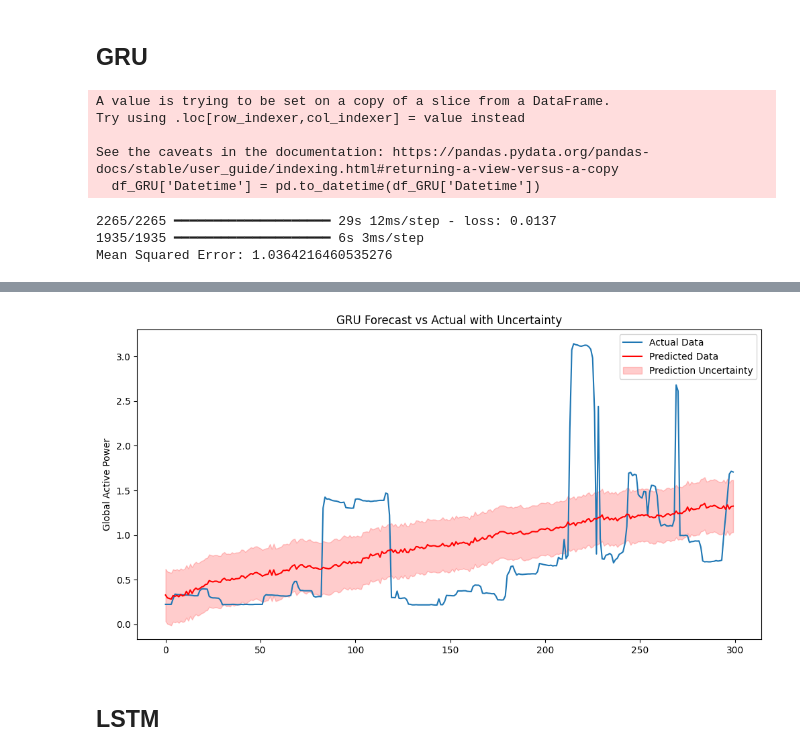
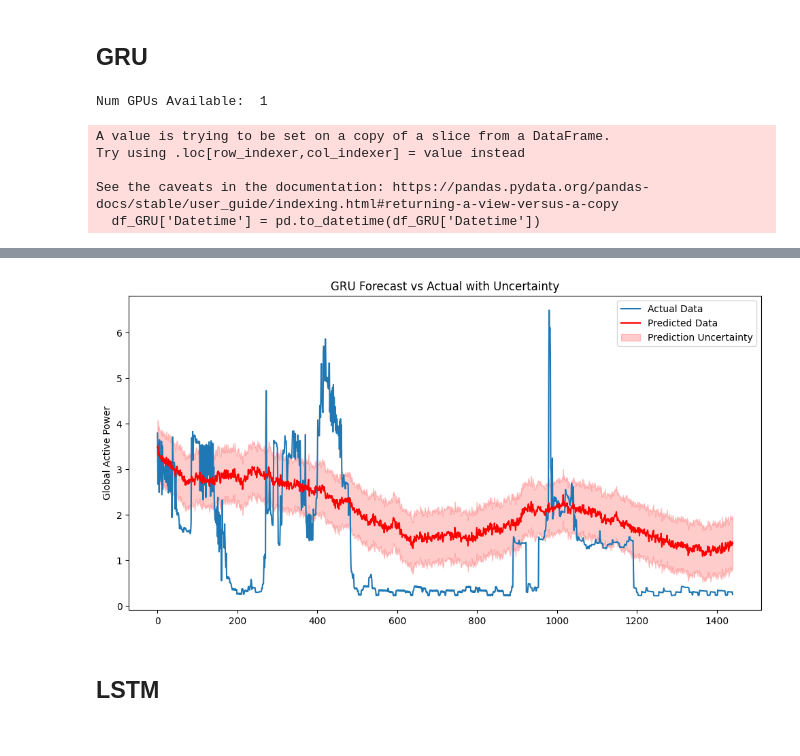
Before and after one commit to Ozziehman/Energiescan, a Jupyter notebook: household_power_consumption_models.ipynb, the cells around one changed output, grey strips where cells are left out. Saved outputs shown, nothing was run; the diff lists cells and outputs as text; code cells hidden in the pictures.

```diff
--- a/household_power_consumption_models.ipynb
+++ b/household_power_consumption_models.ipynb
@@ -336,6 +336,17 @@ test_series_scaled = scaler.transform(test_series.values.reshape(-1, 1)).flatten
 # %% [markdown]
 ## GRU
 # %%
+import tensorflow as tf
+# Will use GPU if possible, using anaconda is nice
+gpus = tf.config.experimental.list_physical_devices('GPU')
+if gpus:
+    try:
+        for gpu in gpus:
+            tf.config.experimental.set_memory_growth(gpu, True)
+    except RuntimeError as e:
+        print(e)
+print("Num GPUs Available: ", len(tf.config.experimental.list_physical_devices('GPU')))
+
 import numpy as np
 import pandas as pd
 import matplotlib.pyplot as plt
@@ -344,8 +355,8 @@ from tensorflow.keras.layers import GRU, Dense
 from sklearn.preprocessing import MinMaxScaler
 from sklearn.metrics import mean_squared_error
 
-n_sequence_past = 60  # minutes N sequence
-n_ahead_prediction = 300  # minutes N ahead
+n_sequence_past = 1440  # minutes N sequence
+n_ahead_prediction = 1440  # minutes N ahead
 
 # Load the data
 df_GRU = pd.read_csv('core/static/data/household_power_consumption_datetime_processed.csv', sep=',', low_memory=False)
@@ -374,17 +385,18 @@ def create_sequences(data, seq_length, prediction_length):
     return np.array(X), np.array(y)
 
 seq_length = n_sequence_past
-prediction_length = n_ahead_prediction  # minutes N ahead
+prediction_length = n_ahead_prediction
 X_train, y_train = create_sequences(train_scaled, seq_length, prediction_length)
 X_test, y_test = create_sequences(test_scaled, seq_length, prediction_length)
 
 model = Sequential([
-    GRU(30, return_sequences=True, input_shape=(seq_length, 1)),
-    GRU(30),
+    GRU(40, return_sequences=True, input_shape=(seq_length, 1)),
+    GRU(40),
     Dense(prediction_length)
 ])
 model.compile(optimizer='adam', loss='mse')
 
+# If gpu present it will use it
 model.fit(X_train, y_train, epochs=1, batch_size=64)
 
 y_pred = model.predict(X_test)
@@ -399,13 +411,12 @@ y_pred_inv = scaler.inverse_transform(y_pred_reshaped)
 mse = mean_squared_error(y_test_inv, y_pred_inv)
 print(f'Mean Squared Error: {mse}')
 
-# Due to the large number of predictions, consider plotting a smaller subset for clarity
+# Plotting
 plt.figure(figsize=(12, 6))
-plt.plot(y_test_inv[:n_ahead_prediction], label='Actual Data')  # Plotting the first day as an example
+plt.plot(y_test_inv[:n_ahead_prediction], label='Actual Data')
 plt.plot(y_pred_inv[:n_ahead_prediction], label='Predicted Data', color='red')
 uncertainty = np.std(y_pred_inv[:n_ahead_prediction])
 
-# Fill between for uncertainty visualization
 plt.fill_between(range(n_ahead_prediction),
                  (y_pred_inv[:n_ahead_prediction].flatten() - uncertainty),
                  (y_pred_inv[:n_ahead_prediction].flatten() + uncertainty),
@@ -416,11 +427,9 @@ plt.ylabel('Global Active Power')
 plt.legend()
 plt.show()
 # %% [output]
-A value is trying to be set on a copy of a slice from a DataFrame.
-Try using .loc[row_indexer,col_indexer] = value instead
-
-See the caveats in the documentation: https://pandas.pydata.org/pandas-docs/stable/user_guide/indexing.html#returning-a-view-versus-a-copy
-  df_GRU['Datetime'] = pd.to_datetime(df_GRU['Datetime'])
+Num GPUs Available:  1
-2265/2265 ━━━━━━━━━━━━━━━━━━━━ 29s 12ms/step - loss: 0.0137
-1935/1935 ━━━━━━━━━━━━━━━━━━━━ 6s 3ms/step
-Mean Squared Error: 1.0364216460535276
+A value is trying to be set on a copy of a slice from a DataFrame.
+Try using .loc[row_indexer,col_indexer] = value instead
+
+See the caveats in the documentation: https://pandas.pydata.org/pandas-docs/stable/user_guide/indexing.html#returning-a-view-versus-a-copy
+  df_GRU['Datetime'] = pd.to_datetime(df_GRU['Datetime'])
@@ -427,3 +439,3 @@ Mean Squared Error: 1.0364216460535276
-[figure, old version]
+[figure, new version]
 # %% [markdown]
 ## LSTM
```
Also changed, not shown: parts of 1 cell of this notebook.
